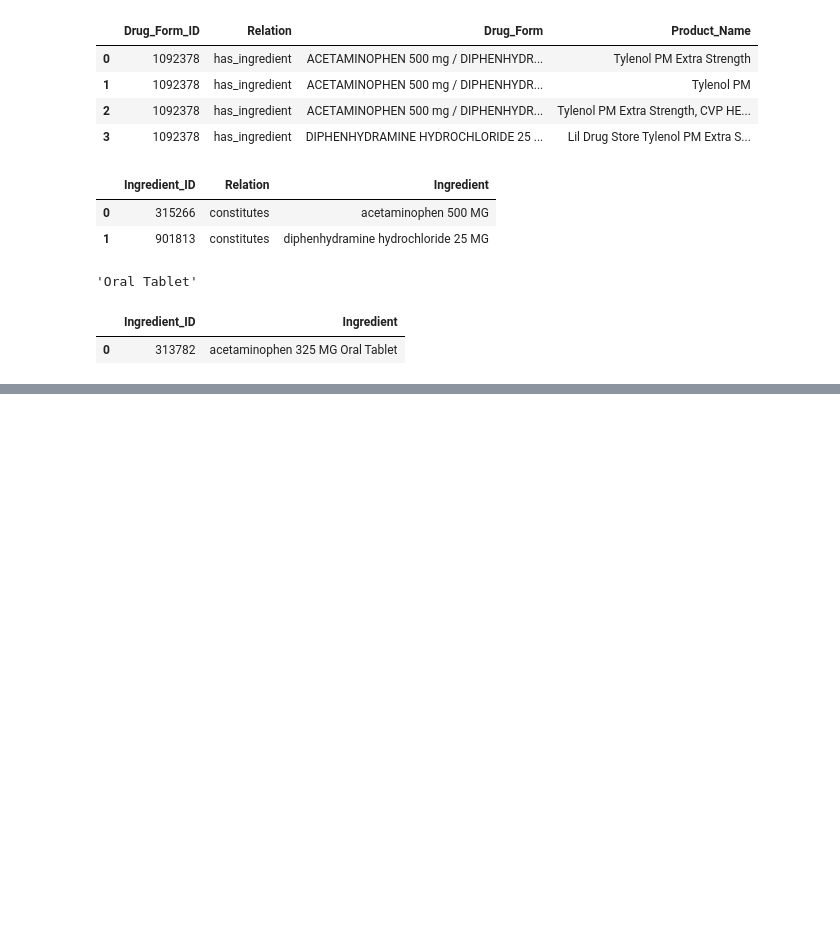
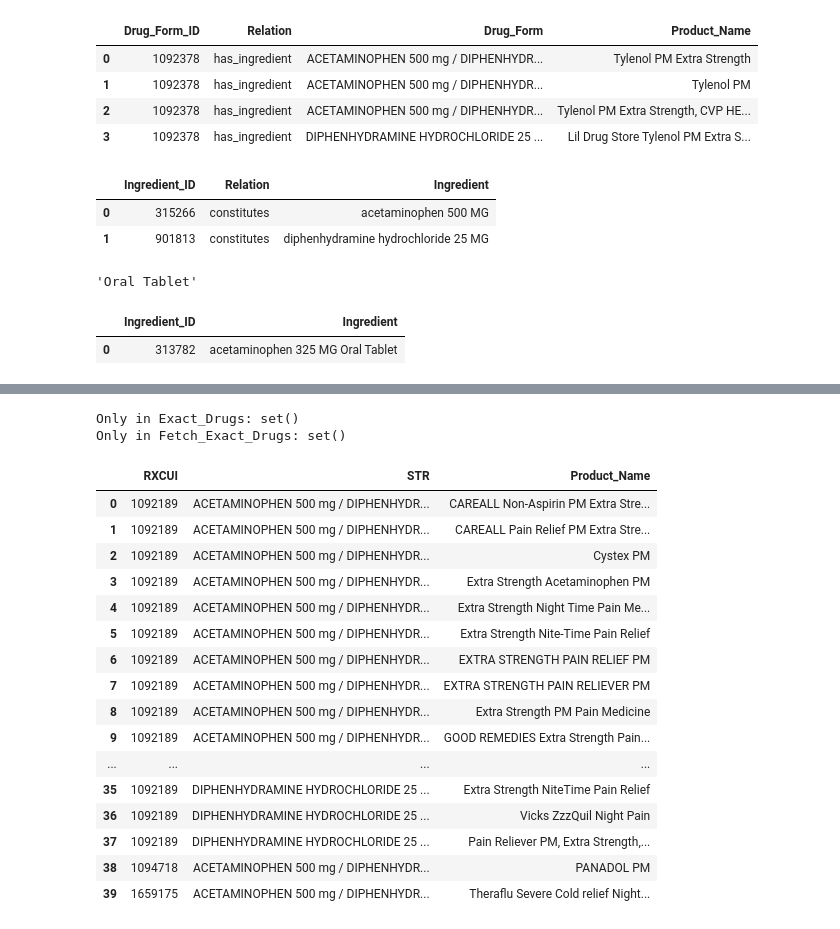
Before and after one commit to phanguy30/med_compare, a Jupyter notebook: data.ipynb, the cells around one changed output, grey strips where cells are left out. Cells and saved outputs as stored; diff of their text form; code cells hidden in the pictures; blank space fills up the shorter version.

```diff
--- a/data.ipynb
+++ b/data.ipynb
@@ -93,7 +115,7 @@ Fetch_Drug_Form("Tylenol PM")
 | 2 | 1092378 | has_ingredient | ACETAMINOPHEN 500 mg / DIPHENHYDR... | Tylenol PM Extra Strength, CVP HE... |
 | 3 | 1092378 | has_ingredient | DIPHENHYDRAMINE HYDROCHLORIDE 25 ... | Lil Drug Store Tylenol PM Extra S... |
 # %%
-def Show_Ingredients(ID):
+def Fetch_Ingredients(ID):
     query = f"""
     SELECT r.RXCUI2 as Ingredient_ID,r.RELA as Relation,c.STR as Ingredient
     from RXNCONSO c
@@ -105,7 +127,7 @@ def Show_Ingredients(ID):
     result1 = pd.read_sql(query, engine)
     return result1
 
-df = Show_Ingredients(1092378)
+df = Fetch_Ingredients(1092378)
 ingredients = list(df["Ingredient_ID"])
 df
 # %% [output]
@@ -279,0 +260,43 @@ df
+# %%
+exact_df1 = Exact_Drugs(ingredients,1092378)
+exact_df2 = Fetch_Exact_Drugs(ingredients, 1092378)
+
+exact_df1_std = exact_df1[["ID", "Product_Name"]].copy()
+
+exact_df2_std = (
+    exact_df2
+    .rename(columns={"RXCUI": "ID"})
+    [["ID", "Product_Name"]]
+)
+
+exact_df1_std["Product_Name"] = exact_df1_std["Product_Name"].str.lower()
+exact_df2_std["Product_Name"] = exact_df2_std["Product_Name"].str.lower()
+
+set1 = set(map(tuple, exact_df1_std.values))
+set2 = set(map(tuple, exact_df2_std.values))
+
+print("Only in Exact_Drugs:", set1 - set2)
+print("Only in Fetch_Exact_Drugs:", set2 - set1)
+# %% [output]
+Only in Exact_Drugs: set()
+Only in Fetch_Exact_Drugs: set()
+# %%
+exact_df2
+# %% [output]
+|  | RXCUI | STR | Product_Name |
+| 0 | 1092189 | ACETAMINOPHEN 500 mg / DIPHENHYDR... | CAREALL Non-Aspirin PM Extra Stre... |
+| 1 | 1092189 | ACETAMINOPHEN 500 mg / DIPHENHYDR... | CAREALL Pain Relief PM Extra Stre... |
+| 2 | 1092189 | ACETAMINOPHEN 500 mg / DIPHENHYDR... | Cystex PM |
+| 3 | 1092189 | ACETAMINOPHEN 500 mg / DIPHENHYDR... | Extra Strength Acetaminophen PM |
+| 4 | 1092189 | ACETAMINOPHEN 500 mg / DIPHENHYDR... | Extra Strength Night Time Pain Me... |
+| 5 | 1092189 | ACETAMINOPHEN 500 mg / DIPHENHYDR... | Extra Strength Nite-Time Pain Relief |
+| 6 | 1092189 | ACETAMINOPHEN 500 mg / DIPHENHYDR... | EXTRA STRENGTH PAIN RELIEF PM |
+| 7 | 1092189 | ACETAMINOPHEN 500 mg / DIPHENHYDR... | EXTRA STRENGTH PAIN RELIEVER PM |
+| 8 | 1092189 | ACETAMINOPHEN 500 mg / DIPHENHYDR... | Extra Strength PM Pain Medicine |
+| 9 | 1092189 | ACETAMINOPHEN 500 mg / DIPHENHYDR... | GOOD REMEDIES Extra Strength Pain... |
+| ... | ... | ... | ... |
+| 35 | 1092189 | DIPHENHYDRAMINE HYDROCHLORIDE 25 ... | Extra Strength NiteTime Pain Relief |
+| 36 | 1092189 | DIPHENHYDRAMINE HYDROCHLORIDE 25 ... | Vicks ZzzQuil Night Pain |
+| 37 | 1092189 | DIPHENHYDRAMINE HYDROCHLORIDE 25 ... | Pain Reliever PM, Extra Strength,... |
+| 38 | 1094718 | ACETAMINOPHEN 500 mg / DIPHENHYDR... | PANADOL PM |
+| 39 | 1659175 | ACETAMINOPHEN 500 mg / DIPHENHYDR... | Theraflu Severe Cold relief Night... |
```
Also changed, not shown: parts of 7 cells of this notebook, 2 other files.
